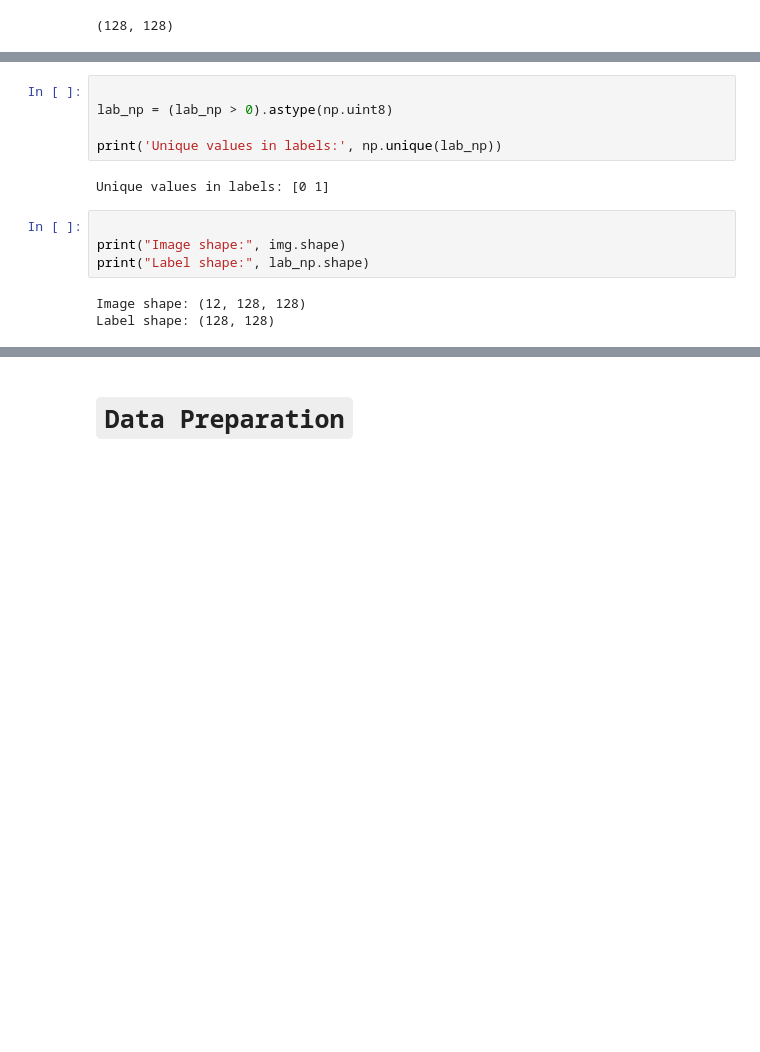
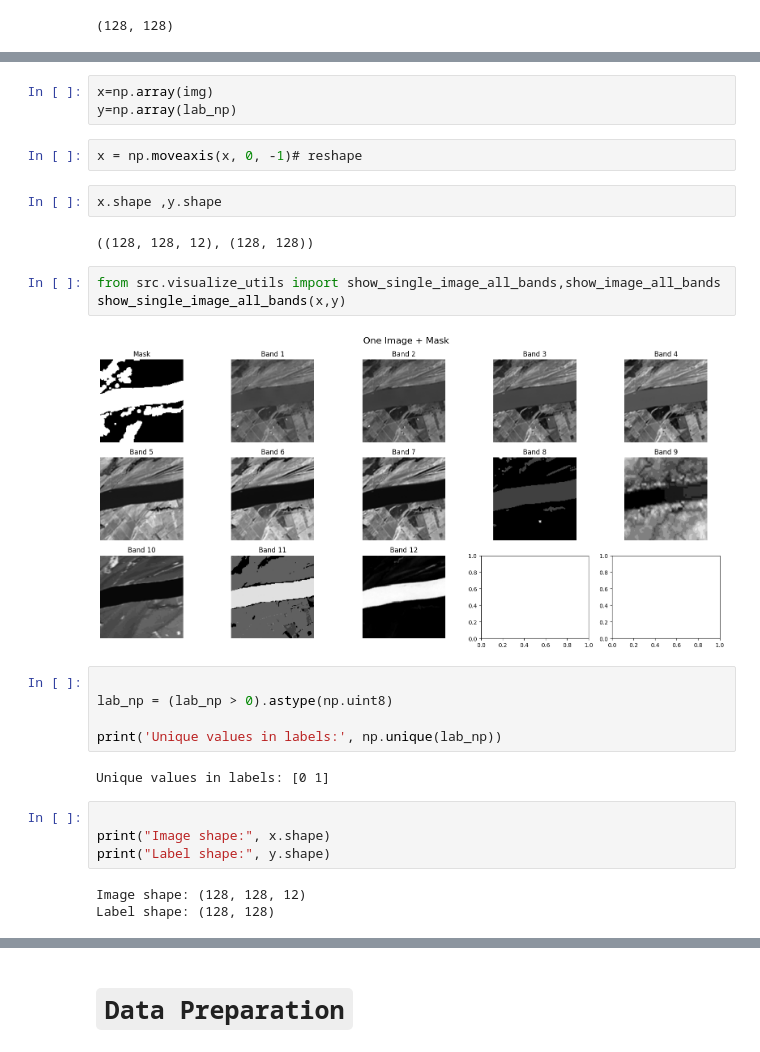
Before and after one commit to Hassan-DS507/Flood-Segmentation-using-Multispectral-Satellite-Data, a Jupyter notebook: notebooks/01_exploration.ipynb, the cells around one changed output, grey strips where cells are left out. Cells and saved outputs as stored; diff of their text form; blank space fills up the shorter version.

```diff
--- a/notebooks/01_exploration.ipynb
+++ b/notebooks/01_exploration.ipynb
@@ -132,3 +136,17 @@ plt.imshow(lab_np, cmap='gray')
+# %%
+x=np.array(img)
+y=np.array(lab_np)
+# %%
+x = np.moveaxis(x, 0, -1)# reshape
+# %%
+x.shape ,y.shape
+# %% [output]
+((128, 128, 12), (128, 128))
+# %%
+from src.visualize_utils import show_single_image_all_bands,show_image_all_bands
+show_single_image_all_bands(x,y)
+# %% [output]
+[figure, added]
 # %%
 
 lab_np = (lab_np > 0).astype(np.uint8)
@@ -138,10 +156,10 @@ print('Unique values in labels:', np.unique(lab_np))
 Unique values in labels: [0 1]
 # %%
 
-print("Image shape:", img.shape)
-print("Label shape:", lab_np.shape)
+print("Image shape:", x.shape)
+print("Label shape:", y.shape)
 # %% [output]
-Image shape: (12, 128, 128)
+Image shape: (128, 128, 12)
 Label shape: (128, 128)
 # %%
 from src.data_utils import visualize_image_and_label
```
Also changed, not shown: parts of 23 cells of this notebook, 6 other files.
